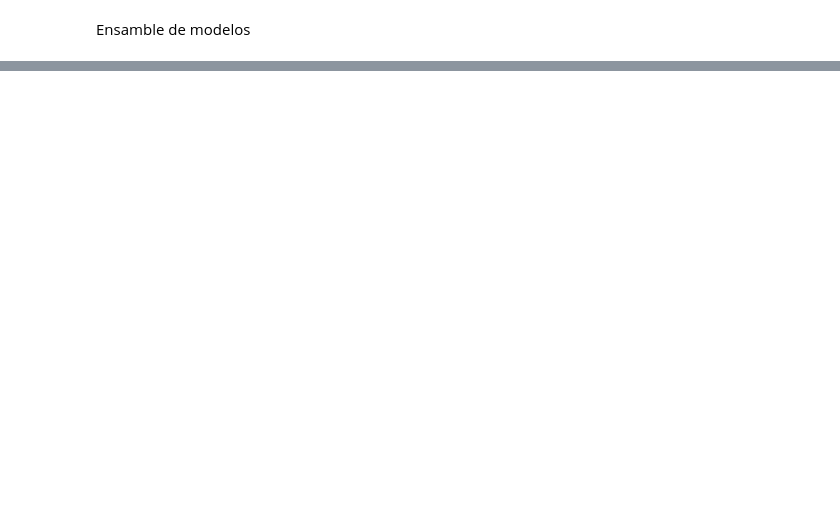
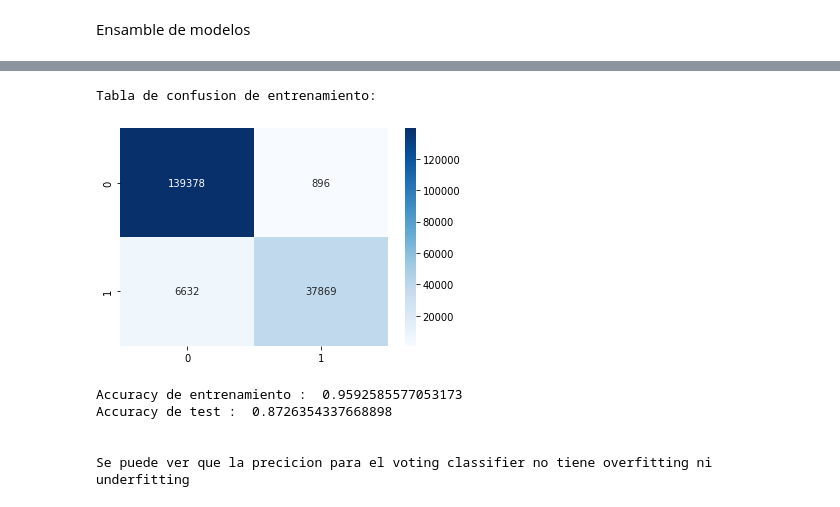
Before and after one commit to BraianV/Org-Datos-Grupo-19, a Jupyter notebook: notebooks/tp3Parte2.2Mateo.ipynb, the cells around one changed output, grey strips where cells are left out. Saved outputs shown, nothing was run; the diff lists cells and outputs as text; code cells hidden in the pictures; blank space fills up the shorter version.

```diff
--- a/notebooks/tp3Parte2.2Mateo.ipynb
+++ b/notebooks/tp3Parte2.2Mateo.ipynb
@@ -218,4 +227,4 @@ rfc = RandomForestClassifier()
 # %%
-vot_clf = VotingClassifier(estimators = [('rnd', rfc),('xgb', xgb)], voting = 'hard')
+vot_clf = VotingClassifier(estimators = [('rnd', rfc_best_model),('xgb', xgbModelBestParams)], voting = 'hard')
 # %%
 vot_clf.fit(x_train, y_train)
@@ -225,0 +244,20 @@ accuracy_score(y_test, pred)
+# %%
+y_train_vot_clf = vot_clf.predict(x_train)
+tabla=confusion_matrix(y_train, y_train_vot_clf)
+print('Tabla de confusion de entrenamiento: ')
+grf=sns.heatmap(tabla,cmap='Blues',annot=True,fmt='g')
+plt.show()
+# %% [output]
+Tabla de confusion de entrenamiento:
+[figure, added]
+# %%
+print("Accuracy de entrenamiento : ", accuracy_score(y_train, y_train_vot_clf))
+print("Accuracy de test : ", accuracy_score(df_resultados_vot_clf['test'], df_resultados_vot_clf['predicted']))
+print('\n')
+print('Se puede ver que la precicion para el voting classifier no tiene overfitting ni underfitting')
+# %% [output]
+Accuracy de entrenamiento :  0.9592585577053173
+Accuracy de test :  0.8726354337668898
+
+
+Se puede ver que la precicion para el voting classifier no tiene overfitting ni underfitting
```
Also changed, not shown: parts of 39 cells of this notebook, 1 other file.
